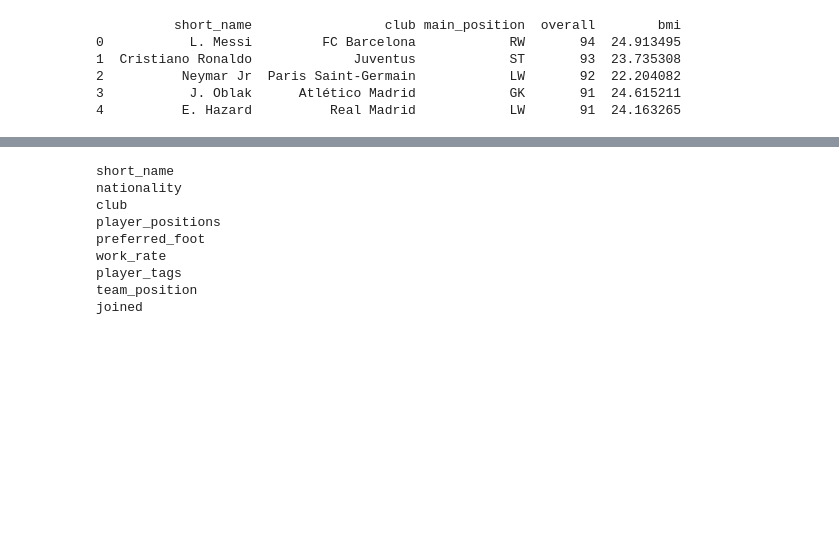
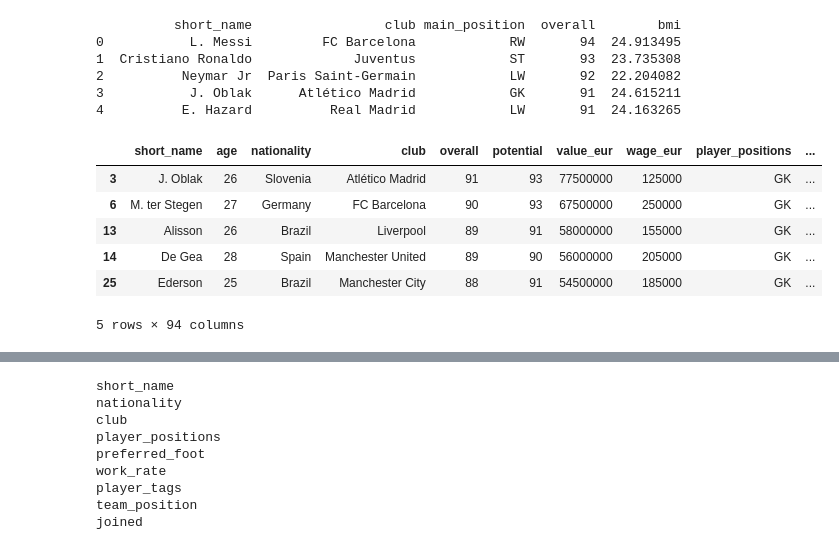
Before and after one commit to sidWrld/FootballPrediction, a Jupyter notebook: footpred.ipynb, the cells around one changed output, grey strips where cells are left out. Cells and saved outputs as stored; diff of their text form; code cells hidden in the pictures; blank space fills up the shorter version.

```diff
--- a/footpred.ipynb
+++ b/footpred.ipynb
@@ -93,4 +68,13 @@ print(players[selected_columns].head(5))
 3           J. Oblak      Atlético Madrid            GK       91  24.615211
 4          E. Hazard          Real Madrid            LW       91  24.163265
 # %%
-goalkeepers = players.loc[players['main_position'] == 'GK'] #Not to run
+goalkeepers = players.loc[players['main_position'] == 'GK']
+goalkeepers.head()
+# %% [output]
+|  | short_name | age | nationality | club | overall | potential | value_eur | wage_eur | player_positions | ... |
+| 3 | J. Oblak | 26 | Slovenia | Atlético Madrid | 91 | 93 | 77500000 | 125000 | GK | ... |
+| 6 | M. ter Stegen | 27 | Germany | FC Barcelona | 90 | 93 | 67500000 | 250000 | GK | ... |
+| 13 | Alisson | 26 | Brazil | Liverpool | 89 | 91 | 58000000 | 155000 | GK | ... |
+| 14 | De Gea | 28 | Spain | Manchester United | 89 | 90 | 56000000 | 205000 | GK | ... |
+| 25 | Ederson | 25 | Brazil | Manchester City | 88 | 91 | 54500000 | 185000 | GK | ... |
+5 rows × 94 columns
```
Also changed, not shown: parts of 12 cells of this notebook.
